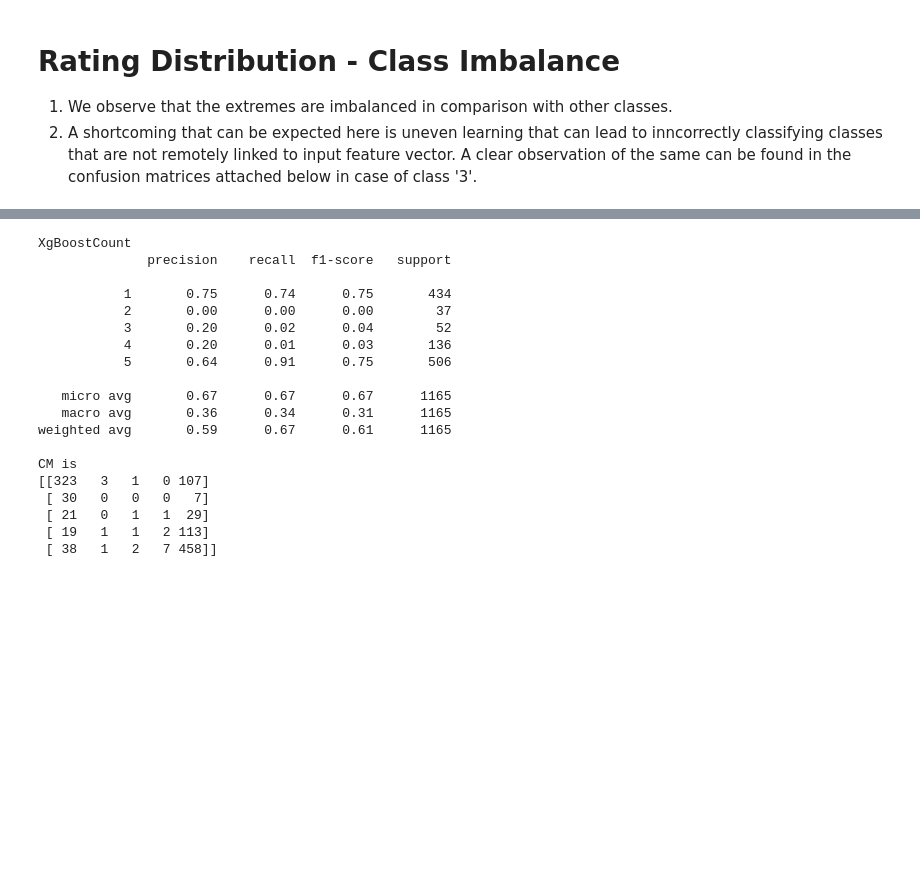
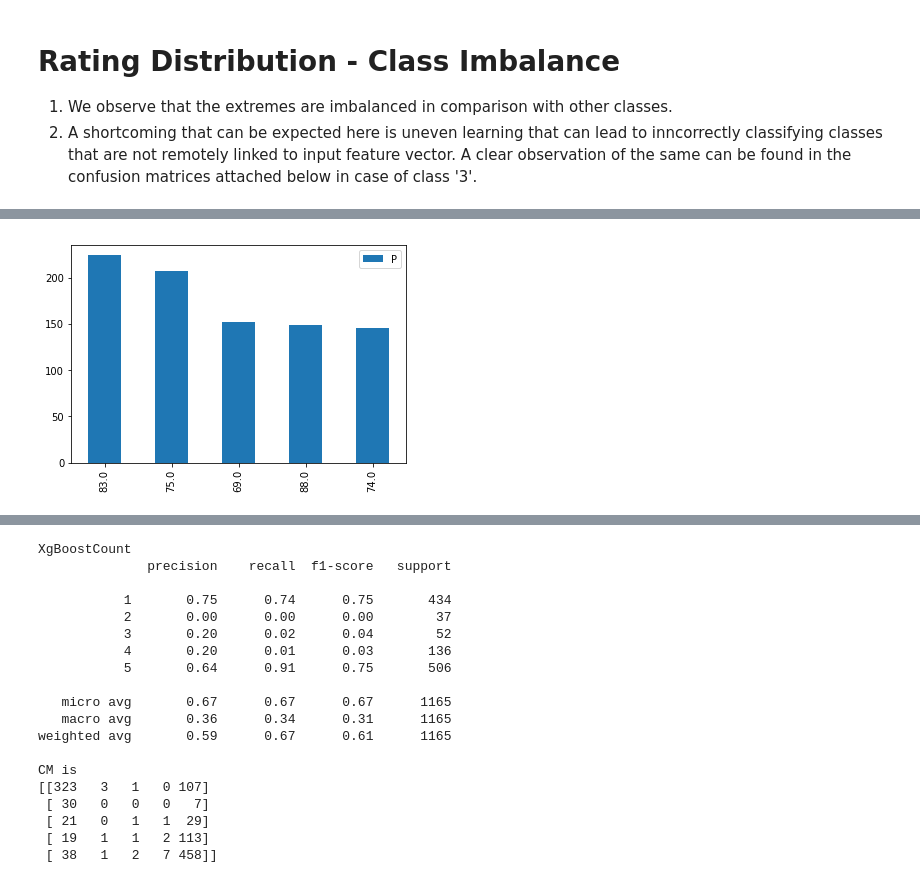
Before and after one commit to rahulkrishnan98/Niki.ai-NLP-Rating-Predictor, a Jupyter notebook: Rating.ipynb, the cells around one changed output, grey strips where cells are left out. Saved outputs shown, nothing was run; the diff lists cells and outputs as text; code cells hidden in the pictures; blank space fills up the shorter version.

```diff
--- a/Rating.ipynb
+++ b/Rating.ipynb
@@ -198,0 +206,11 @@ plt.show()
+# %%
+#Which App version has most positive Rating
+pos=pd.read_csv('train.csv')
+pos=pos[pos['Star Rating']==5]
+pos=pos['App Version Code'].value_counts()
+pos=pos.iloc[:5]
+pos.plot.bar()
+plt.legend("P", loc="upper right")
+plt.show()
+# %% [output]
+[figure, added]
```
Also changed, not shown: parts of 27 cells of this notebook.
